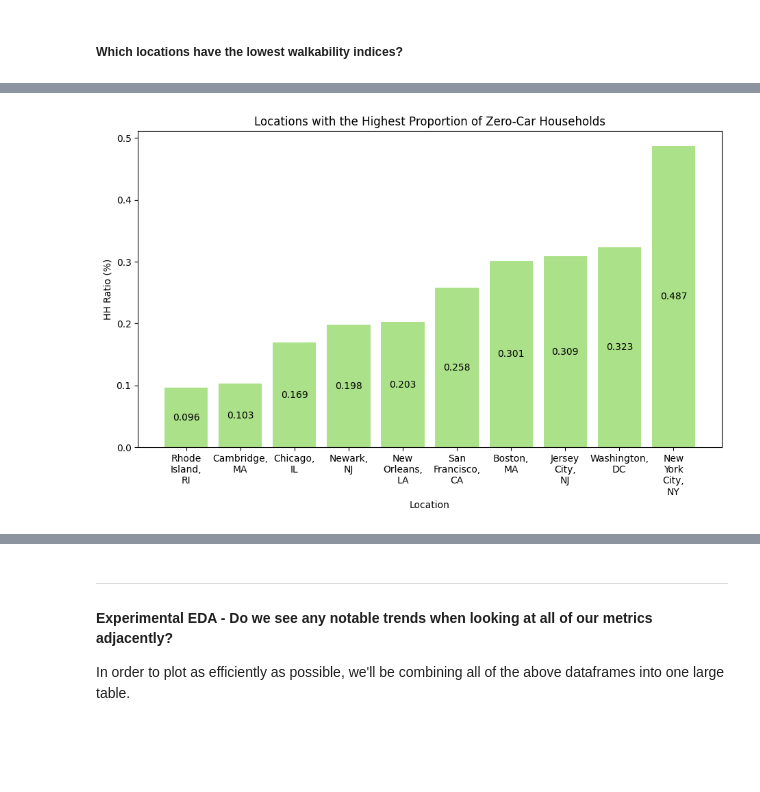
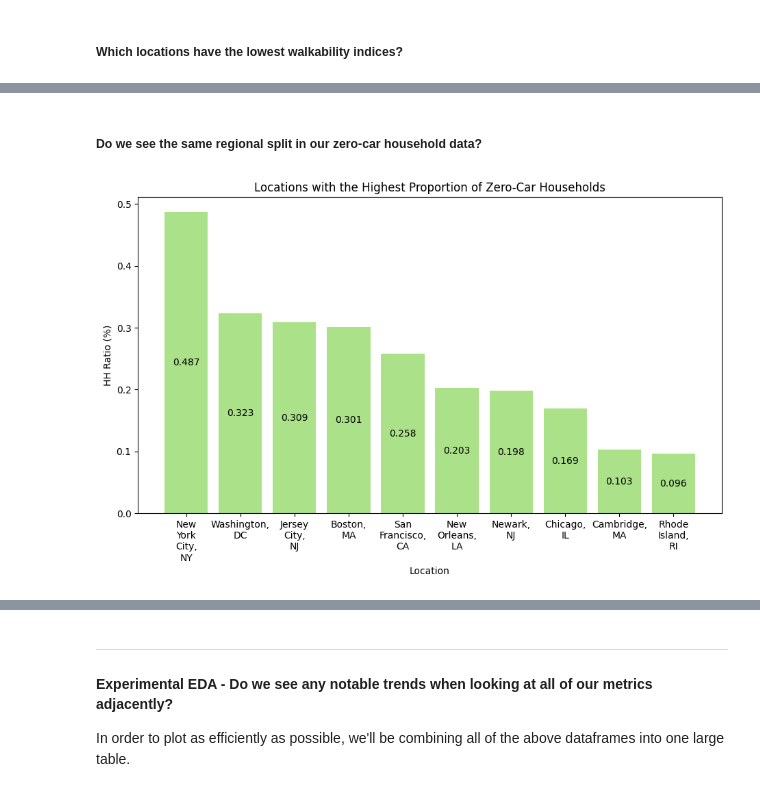
Before and after one commit to cynthia-rodriguez1/wfh-location-recommender, a Jupyter notebook: notebooks/02_eda.ipynb, the cells around one changed output, grey strips where cells are left out. Cells and saved outputs as stored; diff of their text form; code cells hidden in the pictures; blank space fills up the shorter version.

```diff
--- a/notebooks/02_eda.ipynb
+++ b/notebooks/02_eda.ipynb
@@ -766,12 +657,14 @@ walk.sort_values('pct_no_vehicle', ascending=False)
+# %% [markdown]
+##### Do we see the same regional split in our zero-car household data?
 # %%
 high_0_car_hh = walk.sort_values('pct_no_vehicle', ascending=False).head(10)
 high_0_car_hh['place'] = high_0_car_hh[['place', 'state']].apply(lambda x: ', '.join(x), axis=1)
 
 fig, ax = plt.subplots(figsize = (11,6))
 
-high_0_car_plot = ax.bar(x = high_0_car_hh['place'][::-1], height= round(high_0_car_hh['pct_no_vehicle'][::-1], 3), color='#ABE188')
+high_0_car_plot = ax.bar(x = high_0_car_hh['place'], height= round(high_0_car_hh['pct_no_vehicle'], 3), color='#ABE188')
 ax.bar_label(high_0_car_plot, label_type='center')
-ax.set(title='Locations with the Highest Proportion of Zero-Car Households', xlabel='Location', xticks=list(range(10)), xticklabels=[x.replace(' ', '\n') for x in high_0_car_hh['place'][::-1]], ylabel='HH Ratio (%)')
+ax.set(title='Locations with the Highest Proportion of Zero-Car Households', xlabel='Location', xticks=list(range(10)), xticklabels=[x.replace(' ', '\n') for x in high_0_car_hh['place']], ylabel='HH Ratio (%)')
 plt.show();
 # %% [output]
-[figure, old version]
+[figure, new version]
```
Also changed, not shown: parts of 63 cells of this notebook, 39 other files.
